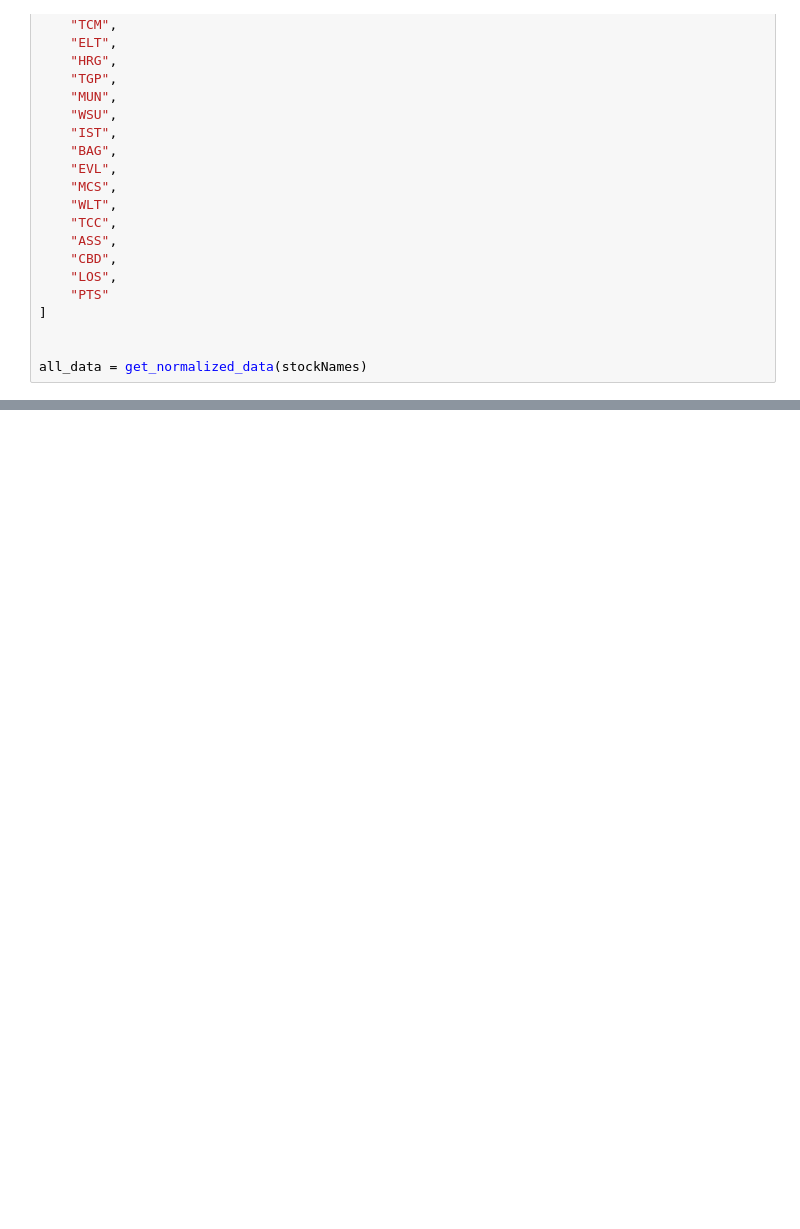
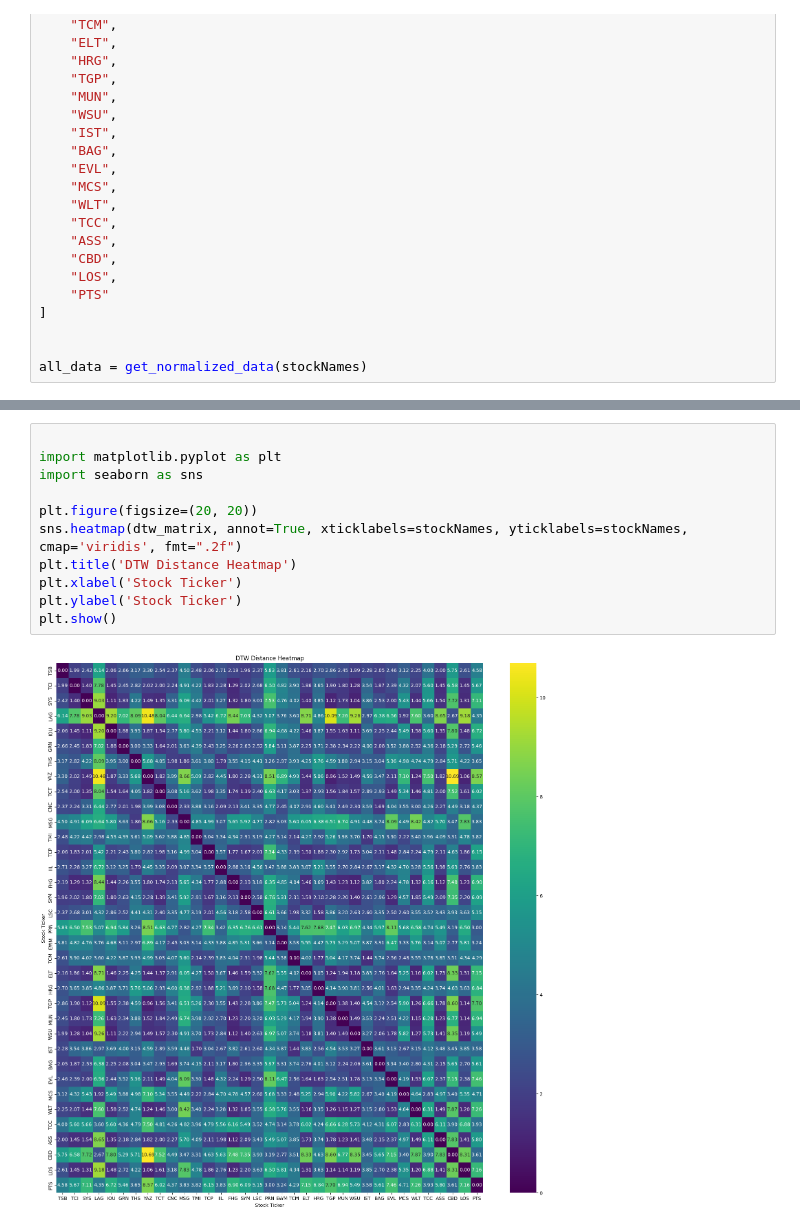
Before and after one commit to ibixina/ML, a Jupyter notebook: stocksTorn/plot_stocks.ipynb, the cells around one changed output, grey strips where cells are left out. Drawn from its saved outputs; the diff is of its cells as text; blank space fills up the shorter version.

```diff
--- a/stocksTorn/plot_stocks.ipynb
+++ b/stocksTorn/plot_stocks.ipynb
@@ -126,0 +200,13 @@ plot_all_combinations()
+# %%
+
+import matplotlib.pyplot as plt
+import seaborn as sns
+
+plt.figure(figsize=(20, 20))
+sns.heatmap(dtw_matrix, annot=True, xticklabels=stockNames, yticklabels=stockNames, cmap='viridis', fmt=".2f")
+plt.title('DTW Distance Heatmap')
+plt.xlabel('Stock Ticker')
+plt.ylabel('Stock Ticker')
+plt.show()
+# %% [output]
+[figure, added]
```
Also changed, not shown: parts of 4 cells of this notebook.
